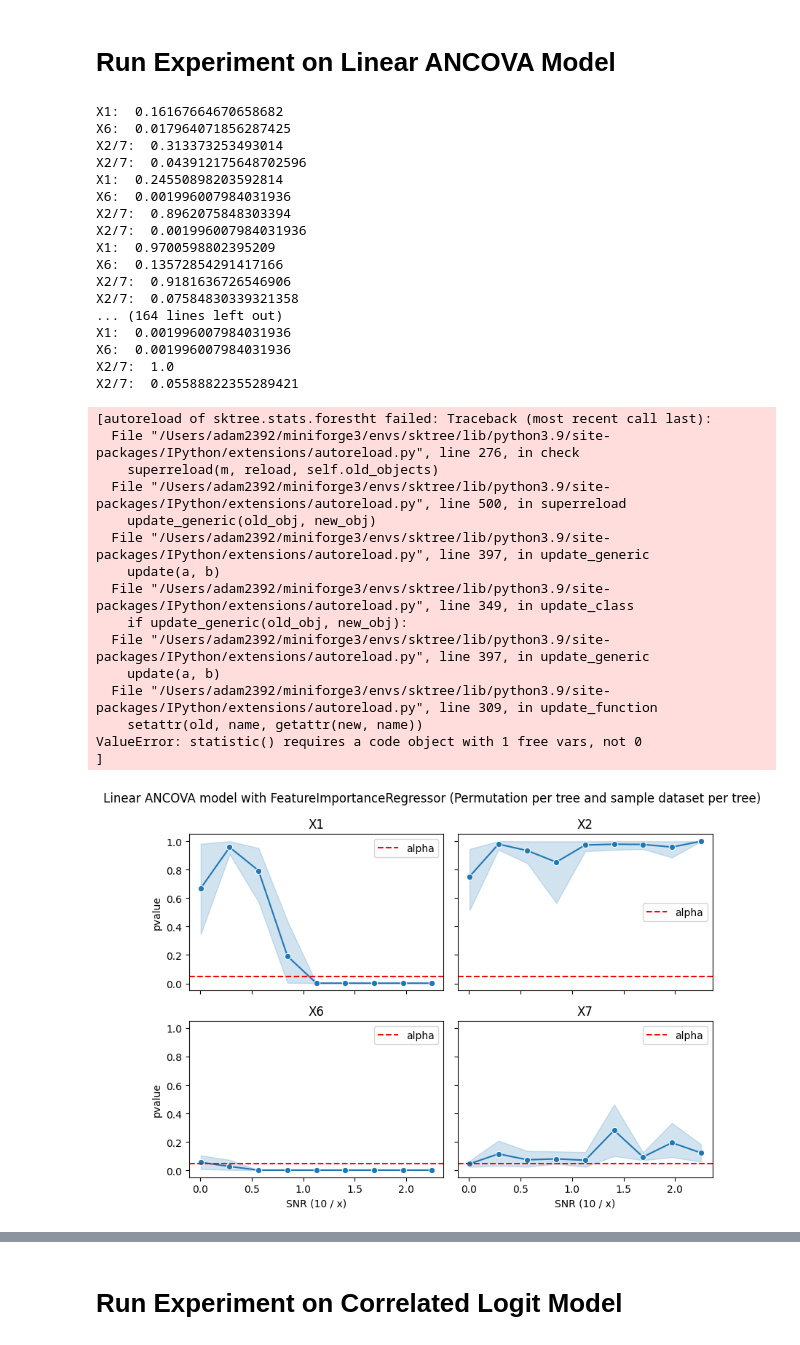
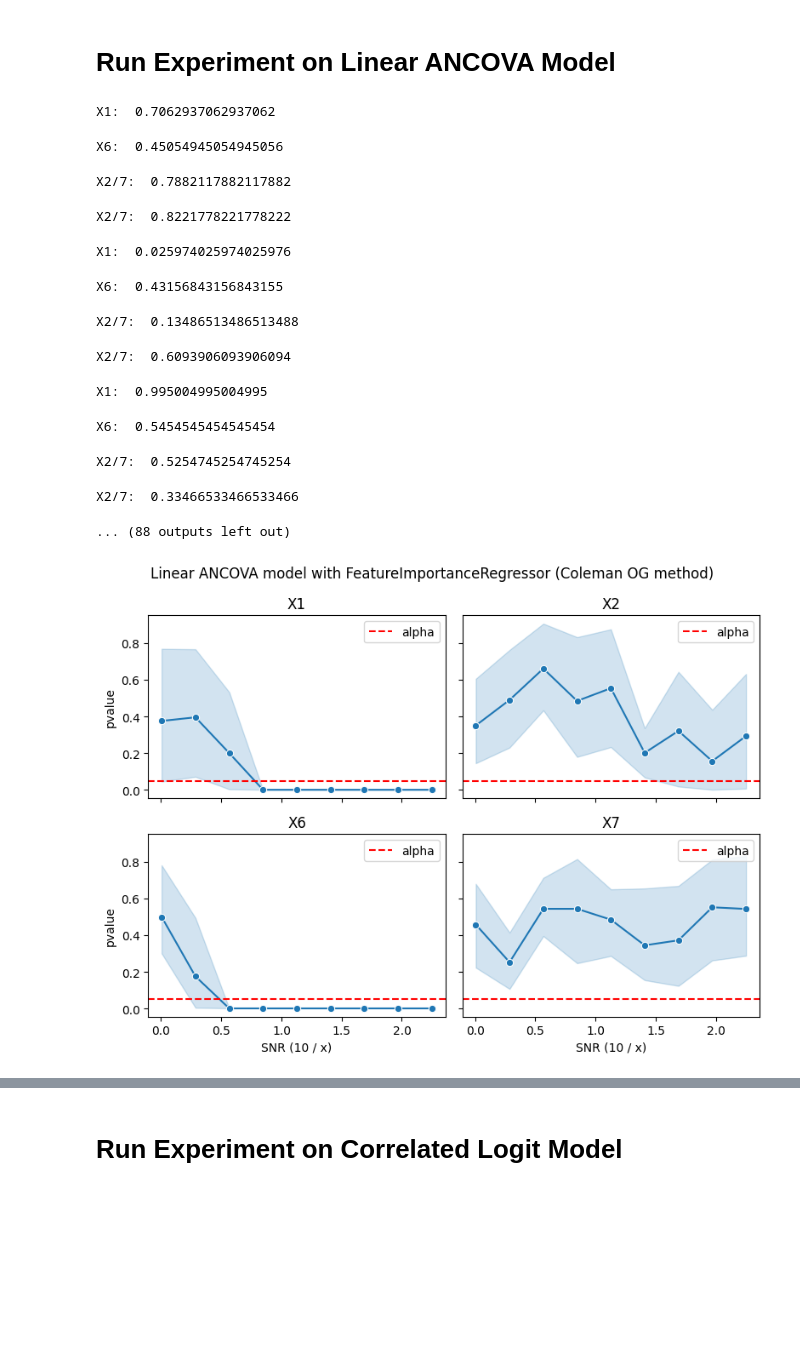
Before and after one commit to neurodata/treeple, a Jupyter notebook: benchmarks_nonasv/notebooks/compare_coleman_and_permutation_forest.ipynb, the cells around one changed output, grey strips where cells are left out. Cells and saved outputs as stored; diff of their text form; code cells hidden in the pictures; blank space fills up the shorter version.

```diff
--- a/benchmarks_nonasv/notebooks/compare_coleman_and_permutation_forest.ipynb
+++ b/benchmarks_nonasv/notebooks/compare_coleman_and_permutation_forest.ipynb
@@ -210,8 +210,8 @@ for sigma_factor in j_space:
         elements_dict = linear_model_ancova(
             sigma_factor,
             new_seed,
-            permute_per_tree=True,
-            sample_dataset_per_tree=True,
+            permute_per_tree=False,
+            sample_dataset_per_tree=False,
         )
         for key, value in elements_dict.items():
             pvalue_dict[key].append(value)
@@ -219,51 +219,30 @@ for sigma_factor in j_space:
 
 df = pd.DataFrame(pvalue_dict)
 # %% [output]
-X1:  0.16167664670658682
-X6:  0.017964071856287425
-X2/7:  0.313373253493014
-X2/7:  0.043912175648702596
-X1:  0.24550898203592814
-X6:  0.001996007984031936
-X2/7:  0.8962075848303394
-X2/7:  0.001996007984031936
-X1:  0.9700598802395209
-X6:  0.13572854291417166
-X2/7:  0.9181636726546906
-X2/7:  0.07584830339321358
-... (164 lines left out)
-X1:  0.001996007984031936
-X6:  0.001996007984031936
-X2/7:  1.0
-X2/7:  0.05588822355289421
+X1:  0.7062937062937062
+X6:  0.45054945054945056
+X2/7:  0.7882117882117882
+X2/7:  0.8221778221778222
+X1:  0.025974025974025976
+X6:  0.43156843156843155
+X2/7:  0.13486513486513488
+X2/7:  0.6093906093906094
+X1:  0.995004995004995
+X6:  0.5454545454545454
+X2/7:  0.5254745254745254
+X2/7:  0.33466533466533466
+... (88 outputs left out)
 # %%
 fig, axs = plt.subplots(2, 2, figsize=(8, 6), sharey=True, sharex=True)
 axs = axs.flatten()
 
 for ax, name in zip(axs, ["X1", "X2", "X6", "X7"]):
     sns.lineplot(data=df, x="sigma_factor", y=name, ax=ax, marker="o")
 
     ax.axhline([0.05], ls="--", color="red", label="alpha")
     ax.set(title=name, ylabel="pvalue", xlabel="SNR (10 / x)")
     ax.legend()
-fig.suptitle(
-    "Linear ANCOVA model with FeatureImportanceRegressor (Permutation per tree and sample dataset per tree)"
-)
+fig.suptitle("Linear ANCOVA model with FeatureImportanceRegressor (Coleman OG method)")
 fig.tight_layout()
 # %% [output]
-[autoreload of sktree.stats.forestht failed: Traceback (most recent call last):
-  File "/Users/adam2392/miniforge3/envs/sktree/lib/python3.9/site-packages/IPython/extensions/autoreload.py", line 276, in check
-    superreload(m, reload, self.old_objects)
-  File "/Users/adam2392/miniforge3/envs/sktree/lib/python3.9/site-packages/IPython/extensions/autoreload.py", line 500, in superreload
-    update_generic(old_obj, new_obj)
-  File "/Users/adam2392/miniforge3/envs/sktree/lib/python3.9/site-packages/IPython/extensions/autoreload.py", line 397, in update_generic
-    update(a, b)
-  File "/Users/adam2392/miniforge3/envs/sktree/lib/python3.9/site-packages/IPython/extensions/autoreload.py", line 349, in update_class
-    if update_generic(old_obj, new_obj):
-  File "/Users/adam2392/miniforge3/envs/sktree/lib/python3.9/site-packages/IPython/extensions/autoreload.py", line 397, in update_generic
-    update(a, b)
-  File "/Users/adam2392/miniforge3/envs/sktree/lib/python3.9/site-packages/IPython/extensions/autoreload.py", line 309, in update_function
-    setattr(old, name, getattr(new, name))
-ValueError: statistic() requires a code object with 1 free vars, not 0
-]
-[figure, old version]
+[figure, new version]
```
Also changed, not shown: parts of 17 cells of this notebook, 7 other files.
